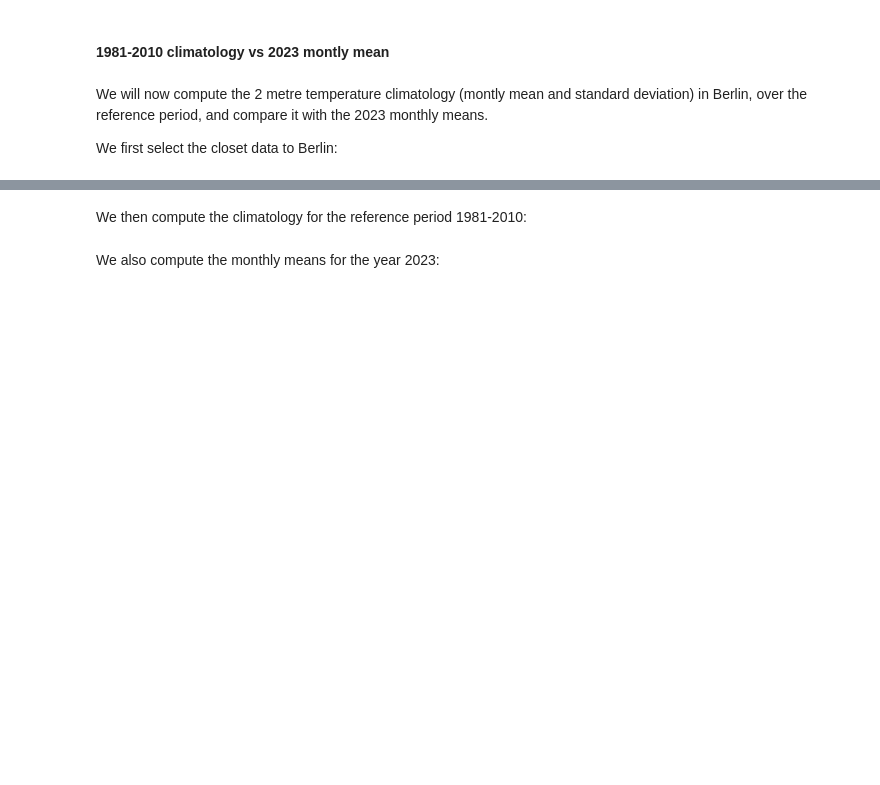
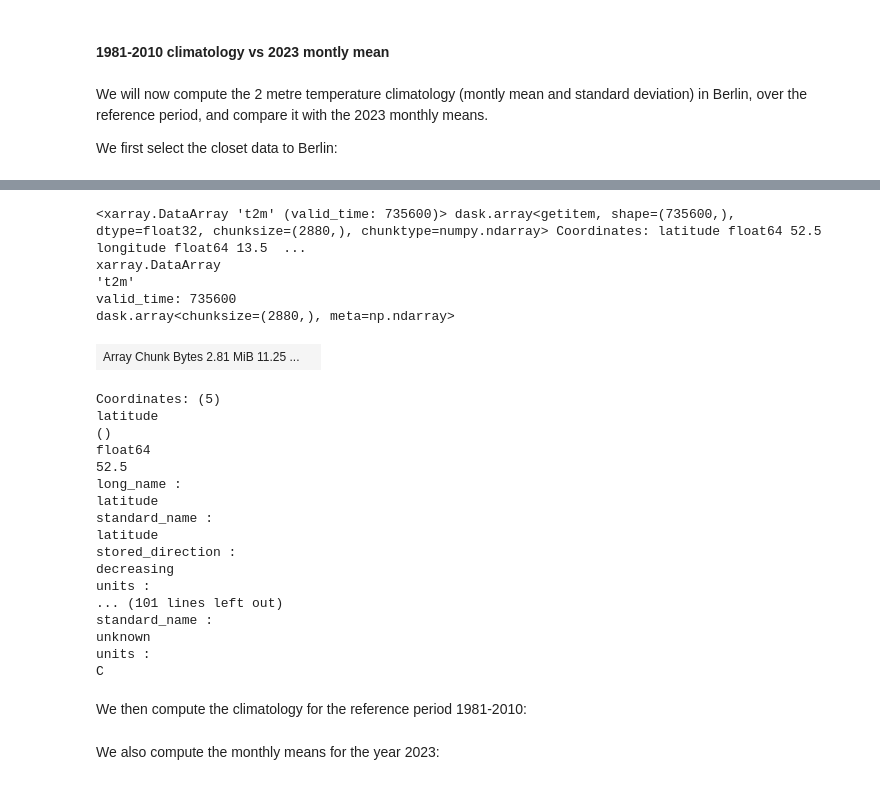
Before and after one commit to bopen/earthdatahub-notebooks, a Jupyter notebook: use-cases/tutorial-era5-reanalysis-era5-single-levels.ipynb, the cells around one changed output, grey strips where cells are left out. Drawn from its saved outputs; the diff is of its cells as text; code cells hidden in the pictures; blank space fills up the shorter version.

```diff
--- a/use-cases/tutorial-era5-reanalysis-era5-single-levels.ipynb
+++ b/use-cases/tutorial-era5-reanalysis-era5-single-levels.ipynb
@@ -122,5 +348,6 @@ We first select the closet data to Berlin:
 # %%
 %%time
 
-t2m_loc = t2m.sel(**LOCATION, method="nearest")
+t2m_loc = t2m.sel(**{"latitude": 52.5, "longitude": 13.4}, method="nearest")
 t2m_loc
+# %% [output]
@@ -127,3 +356,26 @@ t2m_loc
+<xarray.DataArray 't2m' (valid_time: 735600)> dask.array<getitem, shape=(735600,), dtype=float32, chunksize=(2880,), chunktype=numpy.ndarray> Coordinates: latitude float64 52.5 longitude float64 13.5  ...
+xarray.DataArray
+'t2m'
+valid_time: 735600
+dask.array<chunksize=(2880,), meta=np.ndarray>
+| Array Chunk Bytes 2.81 MiB 11.25 ... |  |
+Coordinates: (5)
+latitude
+()
+float64
+52.5
+long_name :
+latitude
+standard_name :
+latitude
+stored_direction :
+decreasing
+units :
+... (101 lines left out)
+standard_name :
+unknown
+units :
+C
 # %% [markdown]
 We then compute the climatology for the reference period 1981-2010:
 # %%
```
Also changed, not shown: parts of 18 cells of this notebook.
